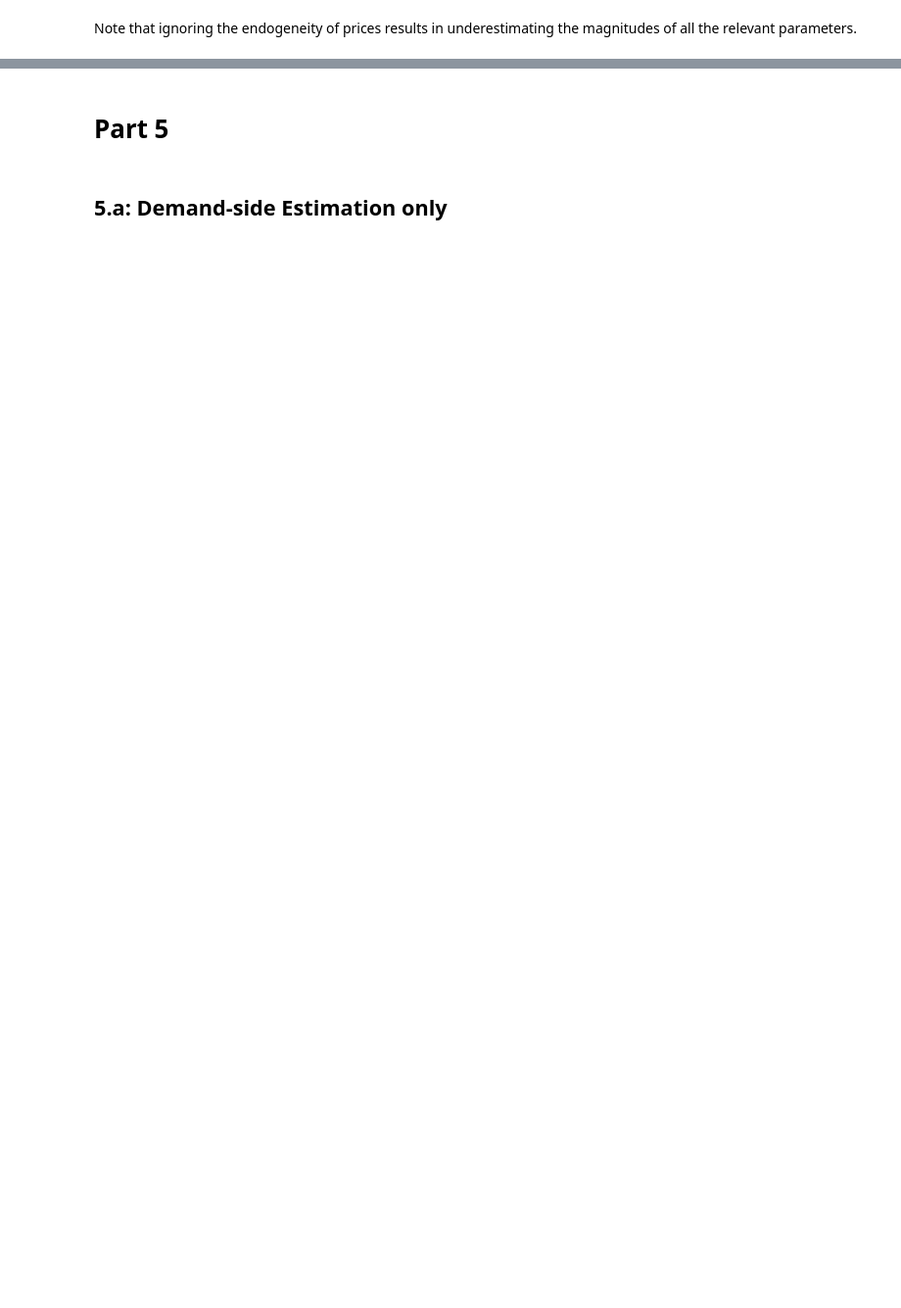
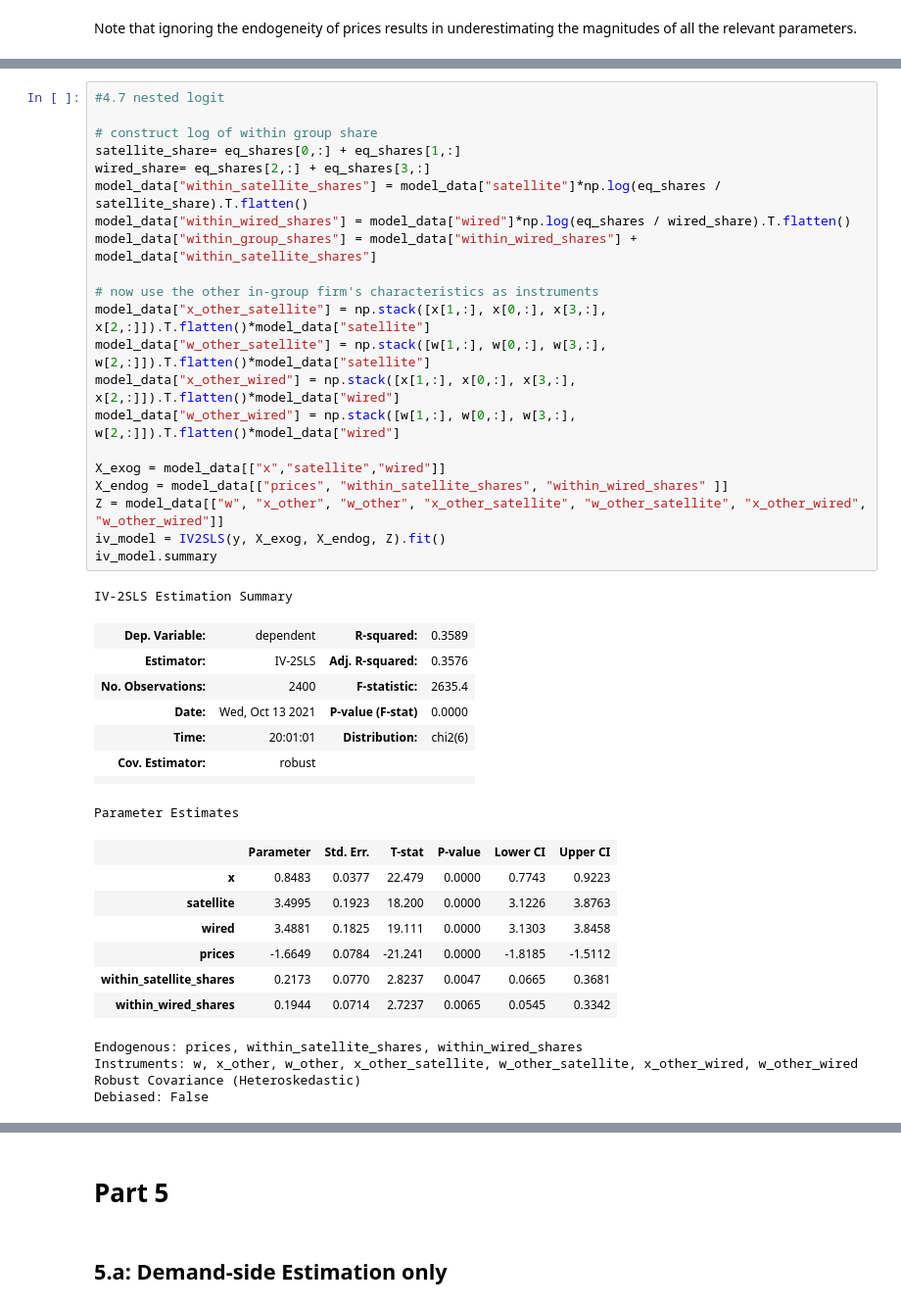
Before and after one commit to nwuyaleecon/ECON600, a Jupyter notebook: MergerHomework.ipynb, the cells around one changed output, grey strips where cells are left out. Shown at 98% size. Drawn from its saved outputs; the diff is of its cells as text; blank space fills up the shorter version.

```diff
--- a/MergerHomework.ipynb
+++ b/MergerHomework.ipynb
@@ -435,0 +450,42 @@ Note that ignoring the endogeneity of prices results in underestimating the magn
+# %%
+#4.7 nested logit
+
+# construct log of within group share
+satellite_share= eq_shares[0,:] + eq_shares[1,:]
+wired_share= eq_shares[2,:] + eq_shares[3,:]
+model_data["within_satellite_shares"] = model_data["satellite"]*np.log(eq_shares / satellite_share).T.flatten()
+model_data["within_wired_shares"] = model_data["wired"]*np.log(eq_shares / wired_share).T.flatten()
+model_data["within_group_shares"] = model_data["within_wired_shares"] + model_data["within_satellite_shares"]
+
+# now use the other in-group firm's characteristics as instruments
+model_data["x_other_satellite"] = np.stack([x[1,:], x[0,:], x[3,:], x[2,:]]).T.flatten()*model_data["satellite"]
+model_data["w_other_satellite"] = np.stack([w[1,:], w[0,:], w[3,:], w[2,:]]).T.flatten()*model_data["satellite"]
+model_data["x_other_wired"] = np.stack([x[1,:], x[0,:], x[3,:], x[2,:]]).T.flatten()*model_data["wired"]
+model_data["w_other_wired"] = np.stack([w[1,:], w[0,:], w[3,:], w[2,:]]).T.flatten()*model_data["wired"]
+
+X_exog = model_data[["x","satellite","wired"]]
+X_endog = model_data[["prices", "within_satellite_shares", "within_wired_shares" ]]
+Z = model_data[["w", "x_other", "w_other", "x_other_satellite", "w_other_satellite", "x_other_wired", "w_other_wired"]]
+iv_model = IV2SLS(y, X_exog, X_endog, Z).fit()
+iv_model.summary
+# %% [output]
+IV-2SLS Estimation Summary
+| Dep. Variable: | dependent | R-squared: | 0.3589 |
+| Estimator: | IV-2SLS | Adj. R-squared: | 0.3576 |
+| No. Observations: | 2400 | F-statistic: | 2635.4 |
+| Date: | Wed, Oct 13 2021 | P-value (F-stat) | 0.0000 |
+| Time: | 20:01:01 | Distribution: | chi2(6) |
+| Cov. Estimator: | robust |  |  |
+|  |  |  |  |
+Parameter Estimates
+|  | Parameter | Std. Err. | T-stat | P-value | Lower CI | Upper CI |
+| x | 0.8483 | 0.0377 | 22.479 | 0.0000 | 0.7743 | 0.9223 |
+| satellite | 3.4995 | 0.1923 | 18.200 | 0.0000 | 3.1226 | 3.8763 |
+| wired | 3.4881 | 0.1825 | 19.111 | 0.0000 | 3.1303 | 3.8458 |
+| prices | -1.6649 | 0.0784 | -21.241 | 0.0000 | -1.8185 | -1.5112 |
+| within_satellite_shares | 0.2173 | 0.0770 | 2.8237 | 0.0047 | 0.0665 | 0.3681 |
+| within_wired_shares | 0.1944 | 0.0714 | 2.7237 | 0.0065 | 0.0545 | 0.3342 |
+Endogenous: prices, within_satellite_shares, within_wired_shares
+Instruments: w, x_other, w_other, x_other_satellite, w_other_satellite, x_other_wired, w_other_wired
+Robust Covariance (Heteroskedastic)
+Debiased: False
```
Also changed, not shown: parts of 29 cells of this notebook, 6 other files.
